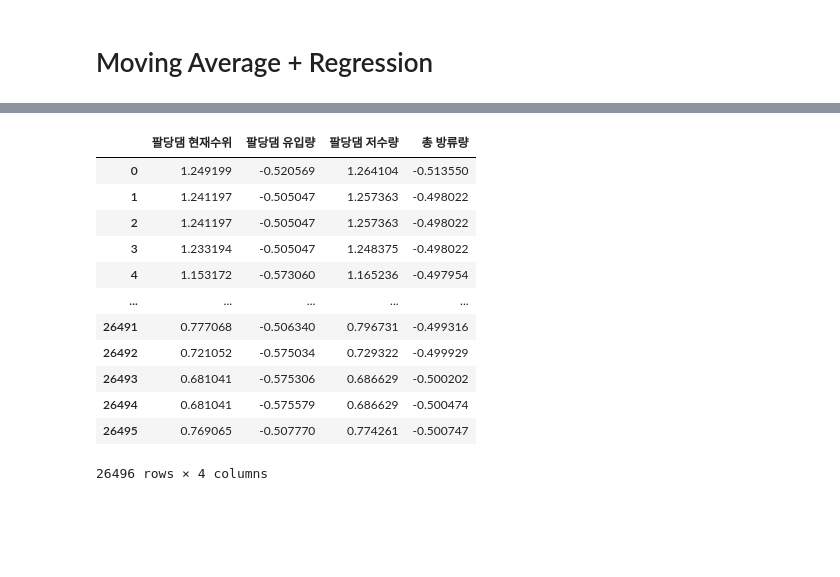
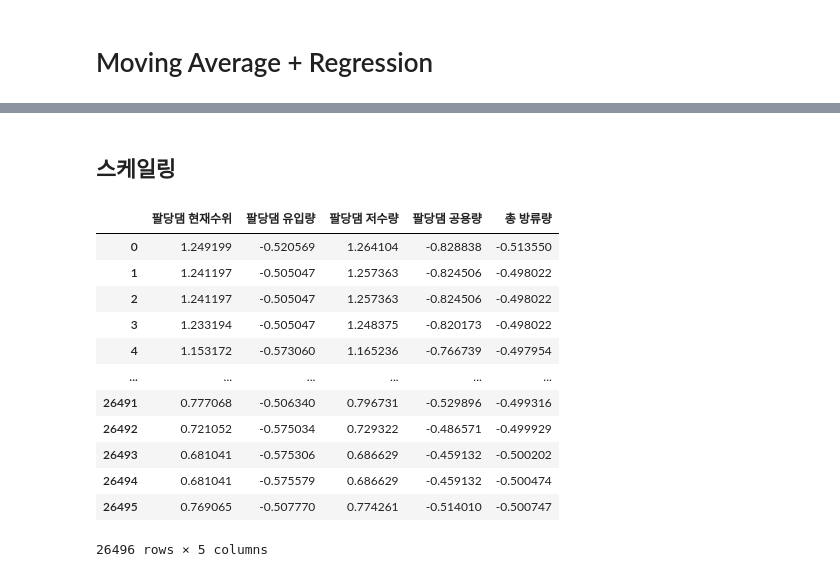
Before and after one commit to ljs7463/Dacon-HanRiverForecasting, a Jupyter notebook: 임정석/4. 이동평균 + 회귀모델 (2013년).ipynb, the cells around one changed output, grey strips where cells are left out. Drawn from its saved outputs; the diff is of its cells as text; code cells hidden in the pictures; blank space fills up the shorter version.

```diff
--- a/임정석/4. 이동평균 + 회귀모델 (2013년).ipynb
+++ b/임정석/4. 이동평균 + 회귀모델 (2013년).ipynb
@@ -134,18 +115,2 @@ dtype: int64
-# %%
-scaler = StandardScaler()
-train_df = pd.DataFrame(scaler.fit_transform(train_df[['팔당댐 현재수위','팔당댐 유입량','팔당댐 저수량','총 방류량']]),columns = ['팔당댐 현재수위','팔당댐 유입량','팔당댐 저수량','총 방류량'])
-train_df
-# %% [output]
-|  | 팔당댐 현재수위 | 팔당댐 유입량 | 팔당댐 저수량 | 총 방류량 |
-| 0 | 1.249199 | -0.520569 | 1.264104 | -0.513550 |
-| 1 | 1.241197 | -0.505047 | 1.257363 | -0.498022 |
-| 2 | 1.241197 | -0.505047 | 1.257363 | -0.498022 |
-| 3 | 1.233194 | -0.505047 | 1.248375 | -0.498022 |
-| 4 | 1.153172 | -0.573060 | 1.165236 | -0.497954 |
-| ... | ... | ... | ... | ... |
-| 26491 | 0.777068 | -0.506340 | 0.796731 | -0.499316 |
-| 26492 | 0.721052 | -0.575034 | 0.729322 | -0.499929 |
-| 26493 | 0.681041 | -0.575306 | 0.686629 | -0.500202 |
-| 26494 | 0.681041 | -0.575579 | 0.686629 | -0.500474 |
-| 26495 | 0.769065 | -0.507770 | 0.774261 | -0.500747 |
-26496 rows × 4 columns
+# %% [markdown]
+## 스케일링
@@ -152,3 +123,21 @@ train_df
+# %%
+scaler = StandardScaler()
+train_df = pd.DataFrame(scaler.fit_transform(train_df[['팔당댐 현재수위','팔당댐 유입량','팔당댐 저수량','팔당댐 공용량','총 방류량']]),columns = ['팔당댐 현재수위','팔당댐 유입량','팔당댐 저수량','팔당댐 공용량','총 방류량'])
+train_df
+# %% [output]
+|  | 팔당댐 현재수위 | 팔당댐 유입량 | 팔당댐 저수량 | 팔당댐 공용량 | 총 방류량 |
+| 0 | 1.249199 | -0.520569 | 1.264104 | -0.828838 | -0.513550 |
+| 1 | 1.241197 | -0.505047 | 1.257363 | -0.824506 | -0.498022 |
+| 2 | 1.241197 | -0.505047 | 1.257363 | -0.824506 | -0.498022 |
+| 3 | 1.233194 | -0.505047 | 1.248375 | -0.820173 | -0.498022 |
+| 4 | 1.153172 | -0.573060 | 1.165236 | -0.766739 | -0.497954 |
+| ... | ... | ... | ... | ... | ... |
+| 26491 | 0.777068 | -0.506340 | 0.796731 | -0.529896 | -0.499316 |
+| 26492 | 0.721052 | -0.575034 | 0.729322 | -0.486571 | -0.499929 |
+| 26493 | 0.681041 | -0.575306 | 0.686629 | -0.459132 | -0.500202 |
+| 26494 | 0.681041 | -0.575579 | 0.686629 | -0.459132 | -0.500474 |
+| 26495 | 0.769065 | -0.507770 | 0.774261 | -0.514010 | -0.500747 |
+26496 rows × 5 columns
 # %%
 
 reg_df = train_df
```
Also changed, not shown: parts of 32 cells of this notebook.
